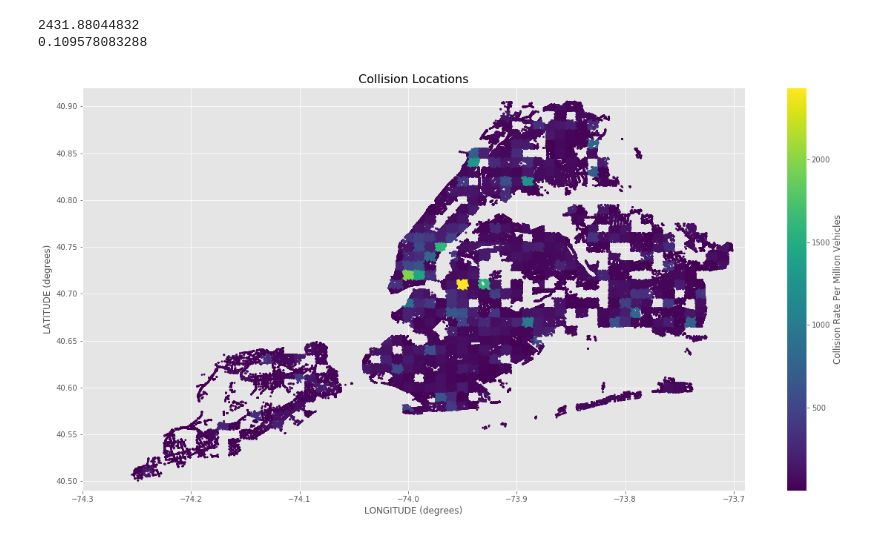
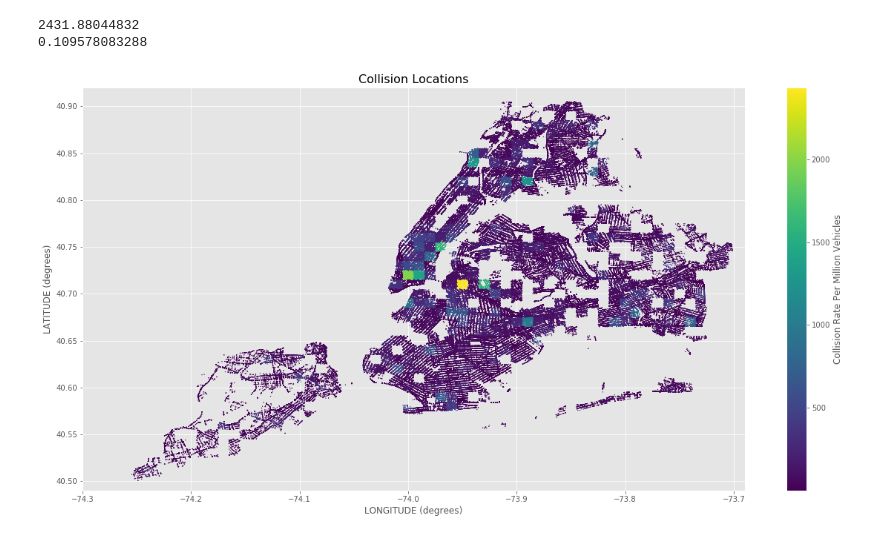
Before and after one commit to nealrea/collisionViz, a Jupyter notebook: data_exploration/data_normalization.ipynb, the cells around one changed output. Cells and saved outputs as stored; diff of their text form; code cells hidden in the pictures.

```diff
--- a/data_exploration/data_normalization.ipynb
+++ b/data_exploration/data_normalization.ipynb
@@ -155,15 +155,15 @@ print(df['Collision Rate'].min())
 2431.88044832
 0.109578083288
 # %%
-plt.scatter(df['LONGITUDE'], df['LATITUDE'], c=df['Collision Rate'], s=5, cmap='viridis')
+plt.scatter(df['LONGITUDE'], df['LATITUDE'], c=df['Collision Rate'], s=.5, cmap='viridis')
 plt.xlabel('LONGITUDE (degrees)', fontsize=12)
 plt.ylabel('LATITUDE (degrees)', fontsize=12)
 plt.title('Collision Locations', fontsize=16)
 plt.ylim(40.49,40.92)
 plt.xlim(-74.3,-73.69)
 plt.colorbar(label='Collision Rate Per Million Vehicles')
 plt.show()
 # %% [output]
-[figure, old version]
+[figure, new version]
 # %%
 df.to_csv('collisions_w_rate.csv')
```
